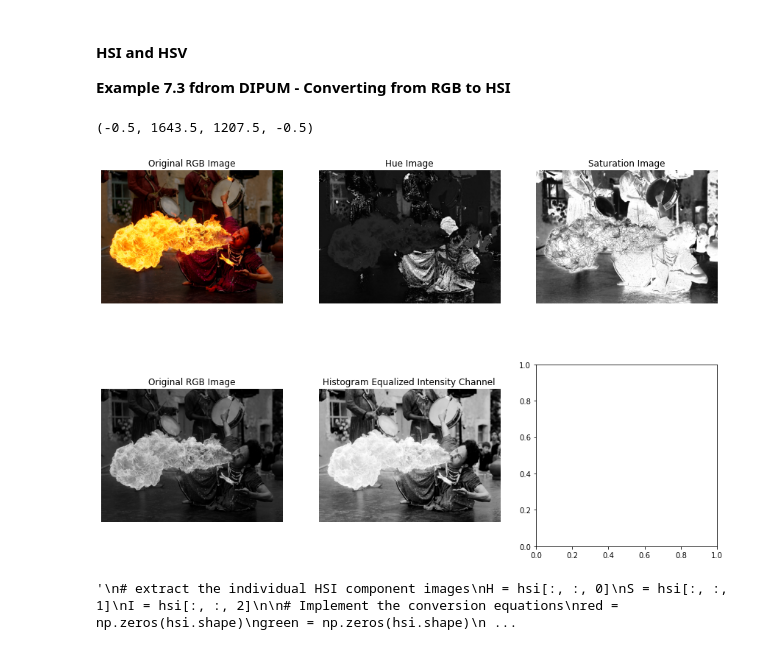
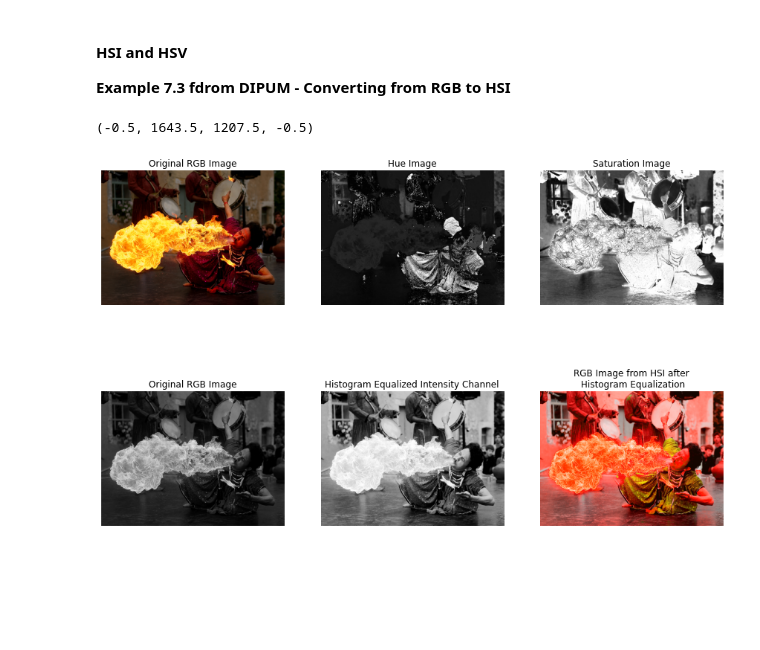
Before and after one commit to ecolon08/Digital-Image-Processing, a Jupyter notebook: Color Image Processing/ec_dip_color_img_proc_01.ipynb, the cells around one changed output. Cells and saved outputs as stored; diff of their text form; code cells hidden in the pictures; blank space fills up the shorter version.

```diff
--- a/Color Image Processing/ec_dip_color_img_proc_01.ipynb
+++ b/Color Image Processing/ec_dip_color_img_proc_01.ipynb
@@ -239,34 +239,36 @@ img_firebrth_int_histeq = skimage.exposure.equalize_hist(img_firebrth_hsi[:, :,
 
 # stack the transformed HSI image
 img_firebrth_hsi_histeq = np.dstack((img_firebrth_hsi[:, :, 0], img_firebrth_hsi[:, :, 1], img_firebrth_int_histeq))
+
+img_firebrth_hsi_histeq_rgb = ec_img_utils.my_hsi2rgb(img_firebrth_hsi_histeq)
 # %%
 # display the images
 fig_fire, ax_fire = plt.subplots(2, 3, figsize=(15,10))
 ax_fire = ax_fire.ravel()
 
 ax_fire[0].imshow(img_firebrth)
 ax_fire[0].set_title("Original RGB Image")
 ax_fire[0].axis('off')
 
 ax_fire[1].imshow(img_firebrth_hsi[:, :, 0], cmap='gray')
 ax_fire[1].set_title("Hue Image")
 ax_fire[1].axis('off')
 
 ax_fire[2].imshow(img_firebrth_hsi[:, :, 1], cmap='gray')
 ax_fire[2].set_title("Saturation Image")
 ax_fire[2].axis('off')
 
 ax_fire[3].imshow(img_firebrth_hsi[:, :, 2], cmap='gray')
 ax_fire[3].set_title("Original RGB Image")
 ax_fire[3].axis('off')
 
 ax_fire[4].imshow(img_firebrth_int_histeq, cmap='gray')
 ax_fire[4].set_title("Histogram Equalized Intensity Channel")
 ax_fire[4].axis('off')
 
-#ax_fire[3].imshow(img_firebrth_hsi_histeq)
-#ax_fire[3].set_title("Original RGB Image")
-#ax_fire[3].axis('off')
+ax_fire[5].imshow(img_firebrth_hsi_histeq_rgb)
+ax_fire[5].set_title("RGB Image from HSI after\n Histogram Equalization")
+ax_fire[5].axis('off')
 # %% [output]
 (-0.5, 1643.5, 1207.5, -0.5)
-[figure, old version]
+[figure, new version]
@@ -277,19 +274,0 @@ hsi = img_firebrth_hsi_histeq
-# %%
-'''
-# extract the individual HSI component images
-H = hsi[:, :, 0]
-S = hsi[:, :, 1]
-I = hsi[:, :, 2]
-
-# Implement the conversion equations
-red = np.zeros(hsi.shape)
-green = np.zeros(hsi.shape)
-blue = np.zeros(hsi.shape)
-
-idx_mask = np.where((H >= 0) & (H < 2 * (np.pi/3)), True, False)
-idx_mask = np.expand_dims(idx_mask, -1)
-idx_mask = np.repeat(idx_mask, repeats=3, axis=2)
-
-'''
-# %% [output]
-'\n# extract the individual HSI component images\nH = hsi[:, :, 0]\nS = hsi[:, :, 1]\nI = hsi[:, :, 2]\n\n# Implement the conversion equations\nred = np.zeros(hsi.shape)\ngreen = np.zeros(hsi.shape)\n ...
```
Also changed, not shown: parts of 1 cell of this notebook.
